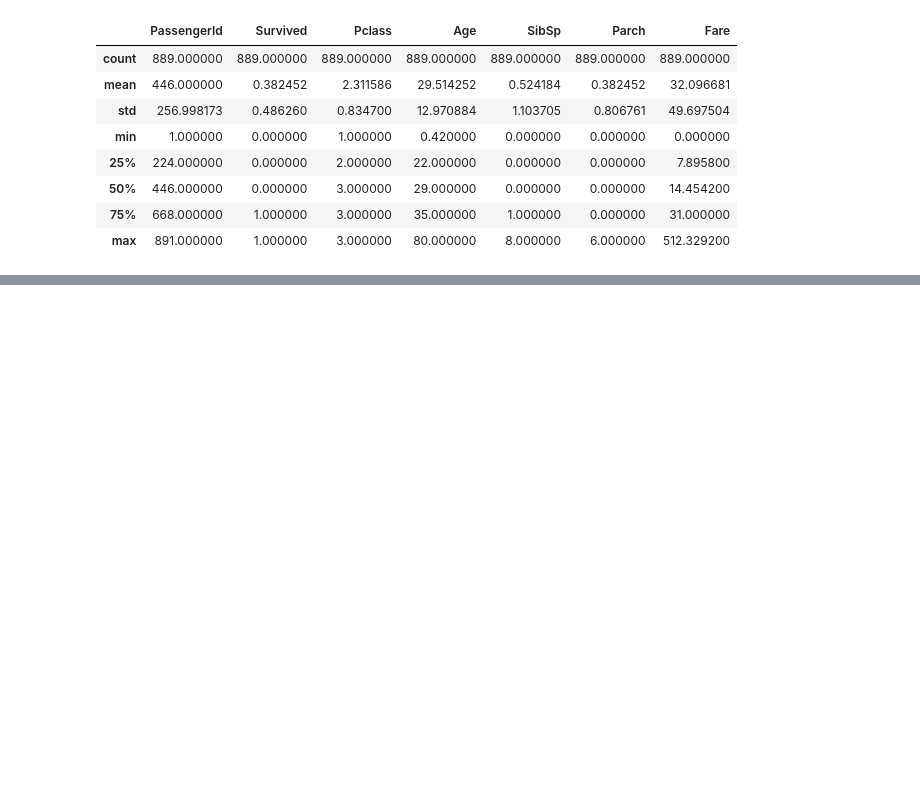
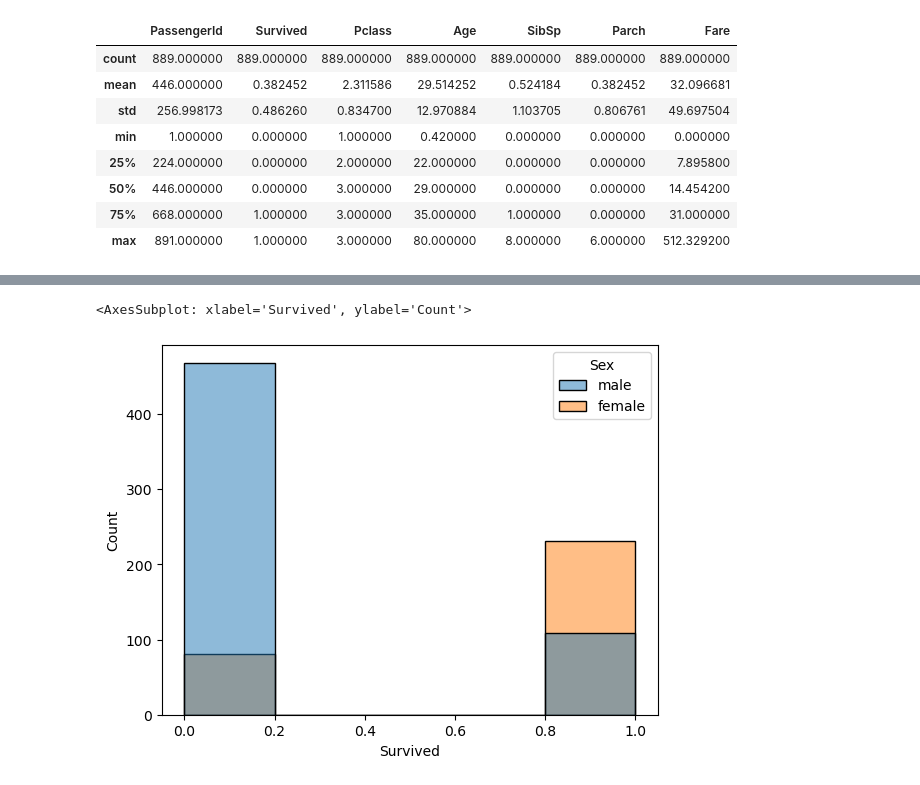
Before and after one commit to LegitMarkus/Titanix-KI, a Jupyter notebook: Titanix.ipynb, the cells around one changed output, grey strips where cells are left out. Drawn from its saved outputs; the diff is of its cells as text; code cells hidden in the pictures; blank space fills up the shorter version.

```diff
--- a/Titanix.ipynb
+++ b/Titanix.ipynb
@@ -346,0 +374,5 @@ sns.swarmplot(data=Titanixdata, x='Survived', y='Age',size=3.5)
+# %%
+sns.histplot(data=titanixdata, x="Survived", hue='Sex', bins=5)
+# %% [output]
+<AxesSubplot: xlabel='Survived', ylabel='Count'>
+[figure, added]
```
Also changed, not shown: parts of 36 cells of this notebook.
